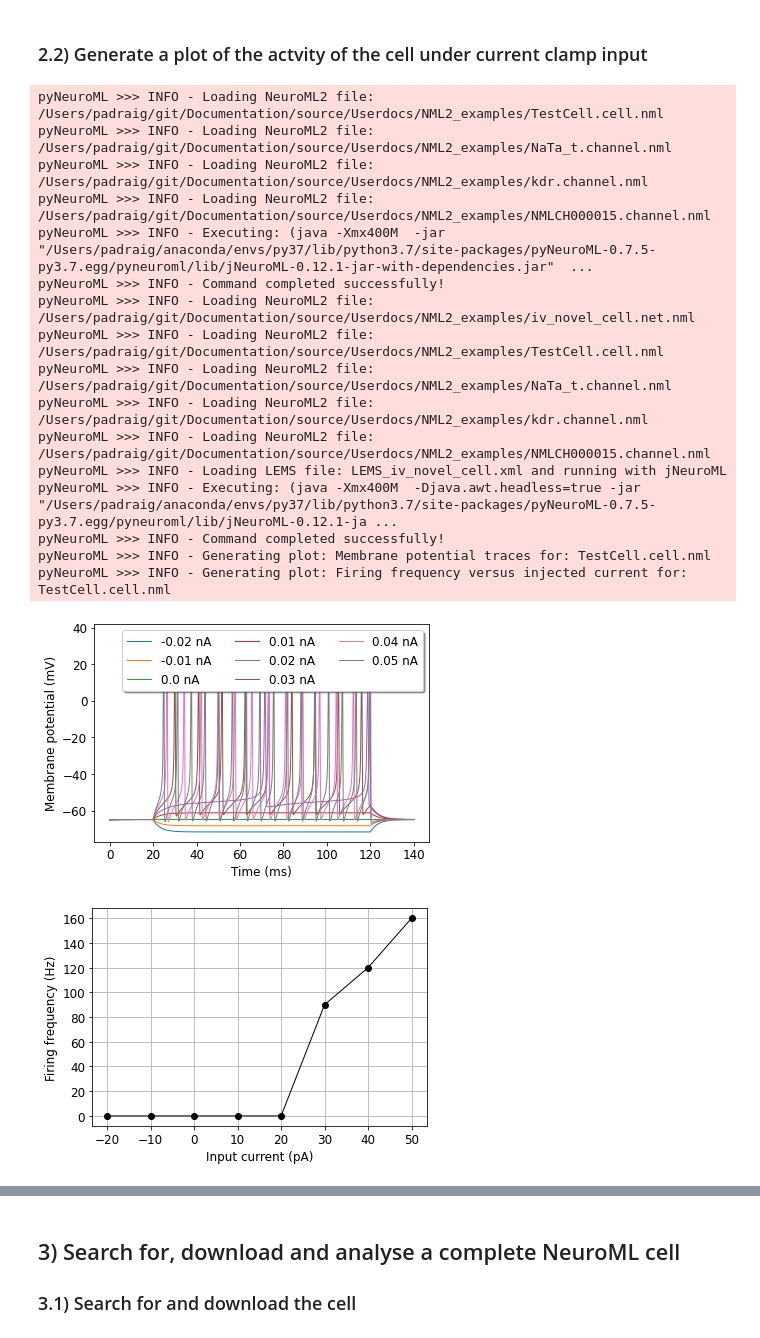
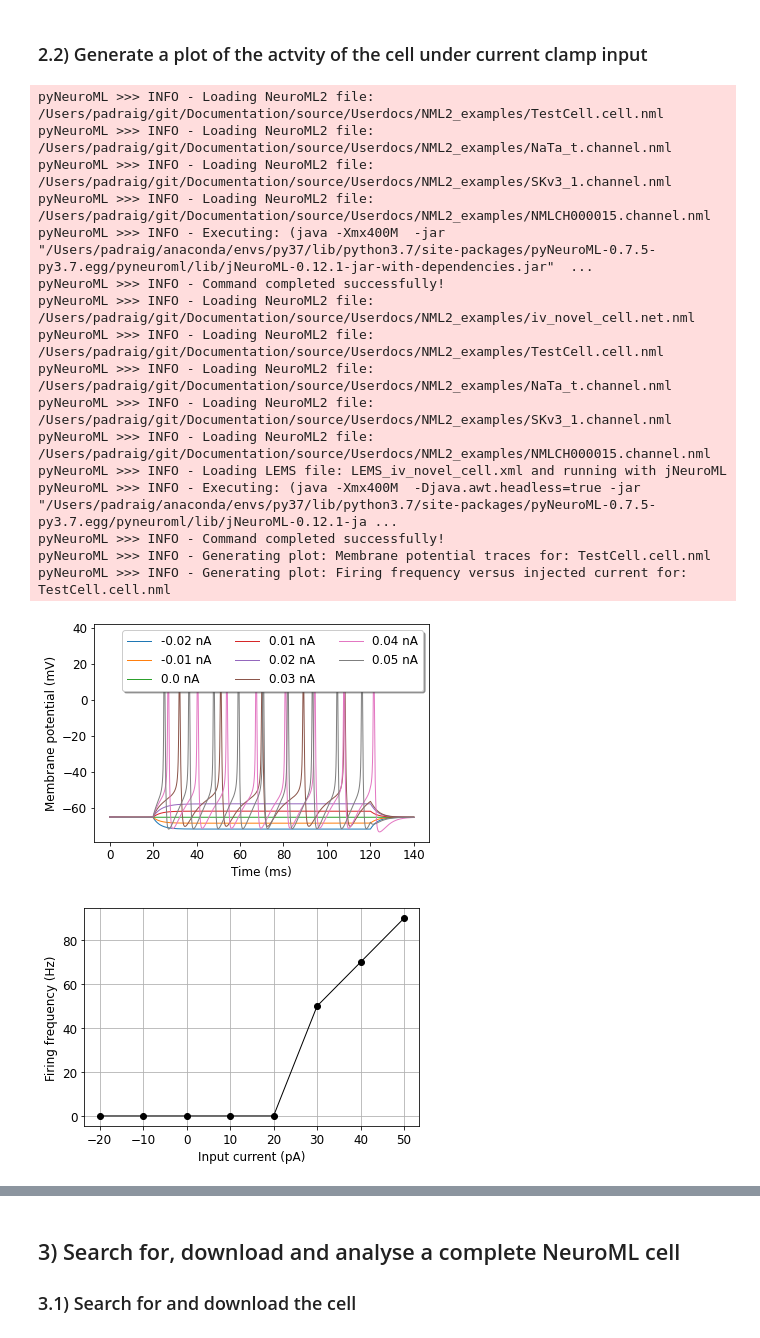
Before and after one commit to NeuroML/Documentation, a Jupyter notebook: source/Userdocs/NML2_examples/NeuroML-DB.ipynb, the cells around one changed output, grey strips where cells are left out. Drawn from its saved outputs; the diff is of its cells as text; code cells hidden in the pictures.

```diff
--- a/source/Userdocs/NML2_examples/NeuroML-DB.ipynb
+++ b/source/Userdocs/NML2_examples/NeuroML-DB.ipynb
@@ -131,7 +129,7 @@ NMLCH000108: KTst Fast Inactivating Potassium, None Sakmann 2000
 # %%
 # Download one of these
 
-k_chan_doc, k_chan_fname_orig = get_model_from_neuromldb('NMLCH000155', 'channel')
+k_chan_doc, k_chan_fname_orig = get_model_from_neuromldb('NMLCH000113', 'channel')
 
 k_chan = k_chan_doc.ion_channel[0] # select the first ion channel in the nml doc
 
@@ -270,34 +271,35 @@ It's valid!
 # %%
 from pyneuroml.analysis import generate_current_vs_frequency_curve
 
 generate_current_vs_frequency_curve(cell_file,
     cell.id,
     start_amp_nA=-0.02,
     end_amp_nA=0.06,
     step_nA=0.01,
     pre_zero_pulse=20,
     post_zero_pulse=20,
     analysis_duration=100,
+    temperature='34degC',
     plot_voltage_traces=True)
 # %% [output]
 pyNeuroML >>> INFO - Loading NeuroML2 file: /Users/padraig/git/Documentation/source/Userdocs/NML2_examples/TestCell.cell.nml
 pyNeuroML >>> INFO - Loading NeuroML2 file: /Users/padraig/git/Documentation/source/Userdocs/NML2_examples/NaTa_t.channel.nml
-pyNeuroML >>> INFO - Loading NeuroML2 file: /Users/padraig/git/Documentation/source/Userdocs/NML2_examples/kdr.channel.nml
+pyNeuroML >>> INFO - Loading NeuroML2 file: /Users/padraig/git/Documentation/source/Userdocs/NML2_examples/SKv3_1.channel.nml
 pyNeuroML >>> INFO - Loading NeuroML2 file: /Users/padraig/git/Documentation/source/Userdocs/NML2_examples/NMLCH000015.channel.nml
 pyNeuroML >>> INFO - Executing: (java -Xmx400M  -jar  "/Users/padraig/anaconda/envs/py37/lib/python3.7/site-packages/pyNeuroML-0.7.5-py3.7.egg/pyneuroml/lib/jNeuroML-0.12.1-jar-with-dependencies.jar"  ...
 pyNeuroML >>> INFO - Command completed successfully!
 pyNeuroML >>> INFO - Loading NeuroML2 file: /Users/padraig/git/Documentation/source/Userdocs/NML2_examples/iv_novel_cell.net.nml
 pyNeuroML >>> INFO - Loading NeuroML2 file: /Users/padraig/git/Documentation/source/Userdocs/NML2_examples/TestCell.cell.nml
 pyNeuroML >>> INFO - Loading NeuroML2 file: /Users/padraig/git/Documentation/source/Userdocs/NML2_examples/NaTa_t.channel.nml
-pyNeuroML >>> INFO - Loading NeuroML2 file: /Users/padraig/git/Documentation/source/Userdocs/NML2_examples/kdr.channel.nml
+pyNeuroML >>> INFO - Loading NeuroML2 file: /Users/padraig/git/Documentation/source/Userdocs/NML2_examples/SKv3_1.channel.nml
 pyNeuroML >>> INFO - Loading NeuroML2 file: /Users/padraig/git/Documentation/source/Userdocs/NML2_examples/NMLCH000015.channel.nml
 pyNeuroML >>> INFO - Loading LEMS file: LEMS_iv_novel_cell.xml and running with jNeuroML
 pyNeuroML >>> INFO - Executing: (java -Xmx400M  -Djava.awt.headless=true -jar  "/Users/padraig/anaconda/envs/py37/lib/python3.7/site-packages/pyNeuroML-0.7.5-py3.7.egg/pyneuroml/lib/jNeuroML-0.12.1-ja ...
 pyNeuroML >>> INFO - Command completed successfully!
 pyNeuroML >>> INFO - Generating plot: Membrane potential traces for: TestCell.cell.nml
 pyNeuroML >>> INFO - Generating plot: Firing frequency versus injected current for: TestCell.cell.nml
-[figure, old version]
+[figure, new version]
-[figure, old version]
+[figure, new version]
 {-0.02: 0.0,
  -0.01: 0.0,
  0.0: 0.0,
```
Also changed, not shown: parts of 6 cells of this notebook.
